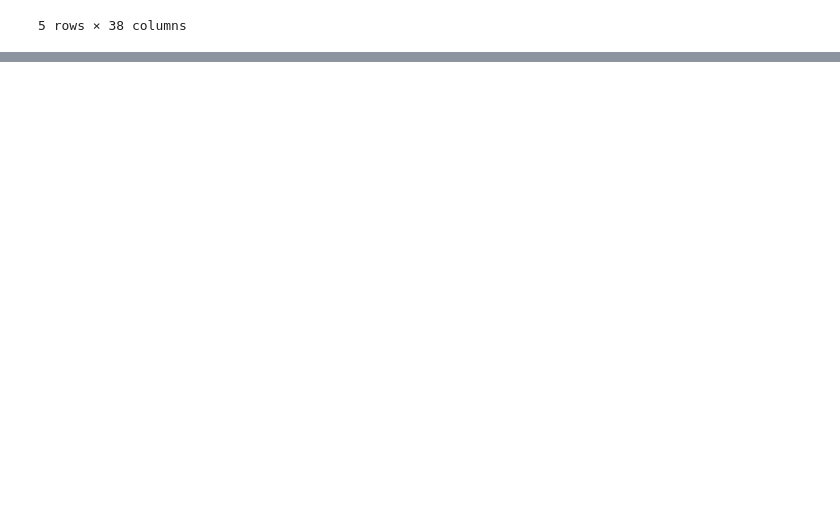
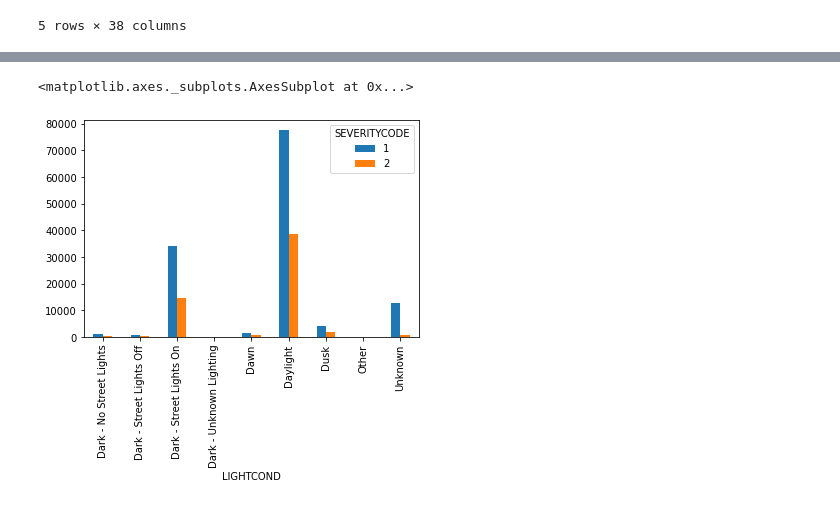
Before and after one commit to theGiantPug/Coursera_Capstone, a Jupyter notebook: Week2_Assignment.ipynb, the cells around one changed output, grey strips where cells are left out. Saved outputs shown, nothing was run; the diff lists cells and outputs as text; code cells hidden in the pictures; blank space fills up the shorter version.

```diff
--- a/Week2_Assignment.ipynb
+++ b/Week2_Assignment.ipynb
@@ -34,0 +77,6 @@ df.head()
+# %%
+df.groupby(['LIGHTCOND'])['SEVERITYCODE'].value_counts(normalize=True)
+pd.crosstab(df['LIGHTCOND'], df['SEVERITYCODE']).plot.bar()
+# %% [output]
+<matplotlib.axes._subplots.AxesSubplot at 0x...>
+[figure, added]
```
Also changed, not shown: parts of 34 cells of this notebook.
